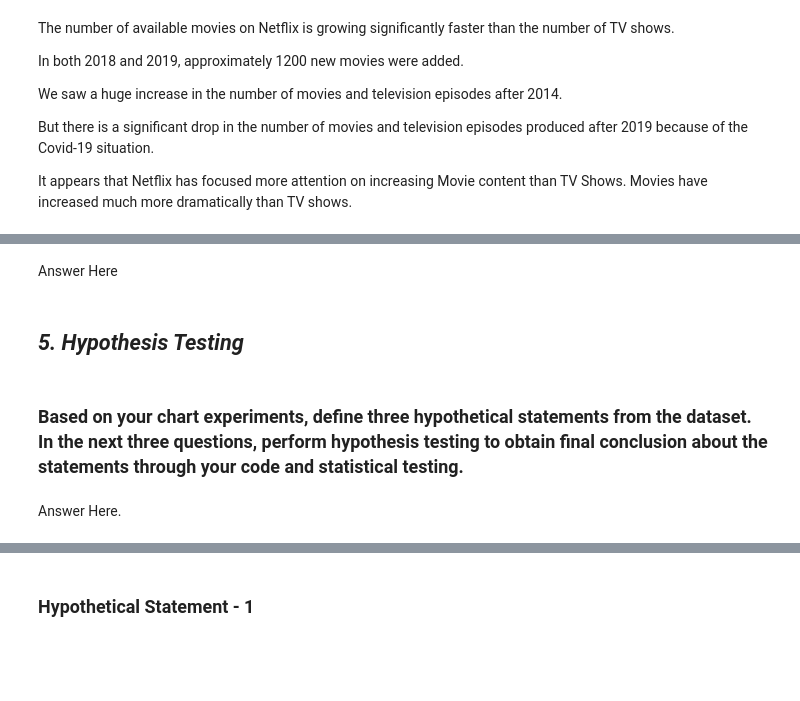
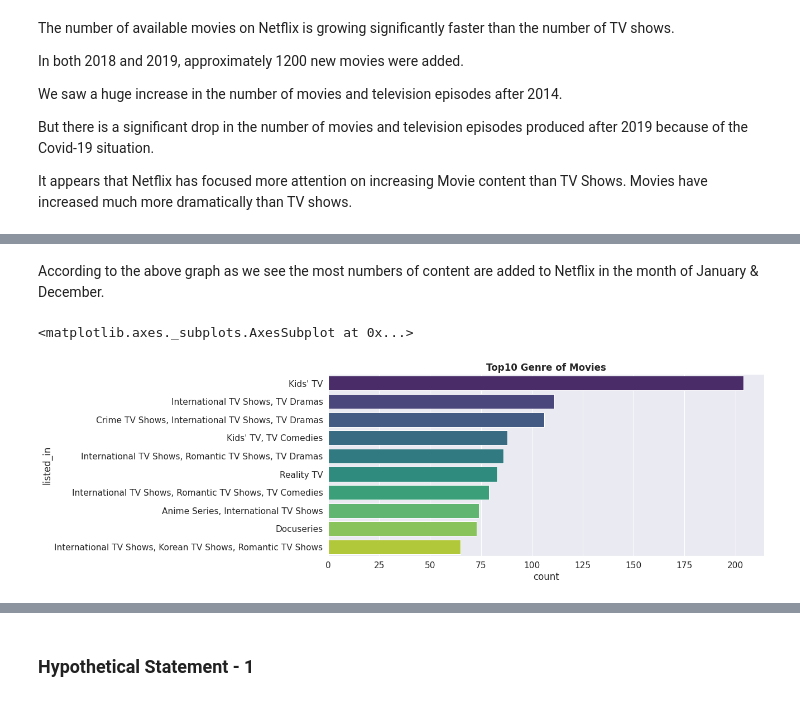
Before and after one commit to md-kamran98/NETFLIX-MOVIES-TV-SHOWS-CLUSTERING, a Jupyter notebook: Kamran's_Unsupervised_ML_Submission_Template.ipynb, the cells around one changed output, grey strips where cells are left out. Saved outputs shown, nothing was run; the diff lists cells and outputs as text; code cells hidden in the pictures; blank space fills up the shorter version.

```diff
--- a/Kamran's_Unsupervised_ML_Submission_Template.ipynb
+++ b/Kamran's_Unsupervised_ML_Submission_Template.ipynb
@@ -790,8 +545,10 @@ Answer Here.
-# %% [markdown]
-Answer Here
-# %% [markdown]
-## ***5. Hypothesis Testing***
-# %% [markdown]
-### Based on your chart experiments, define three hypothetical statements from the dataset. In the next three questions, perform hypothesis testing to obtain final conclusion about the statements through your code and statistical testing.
-# %% [markdown]
-Answer Here.
+# %% [markdown]
+According to the above graph as we see the most numbers of content are added to Netflix in the month of January & December.
+# %%
+# Analysing Top 10 Genre of the Movies
+plt.figure(figsize=(14,6))
+plt.title('Top10 Genre of Movies',fontweight='bold')
+sns.countplot(y=tv_shows['listed_in'],data=tv_shows,order=tv_shows['listed_in'].value_counts().index[0:10],palette="viridis")
+# %% [output]
+<matplotlib.axes._subplots.AxesSubplot at 0x...>
+[figure, added]
```
Also changed, not shown: parts of 146 cells of this notebook.
